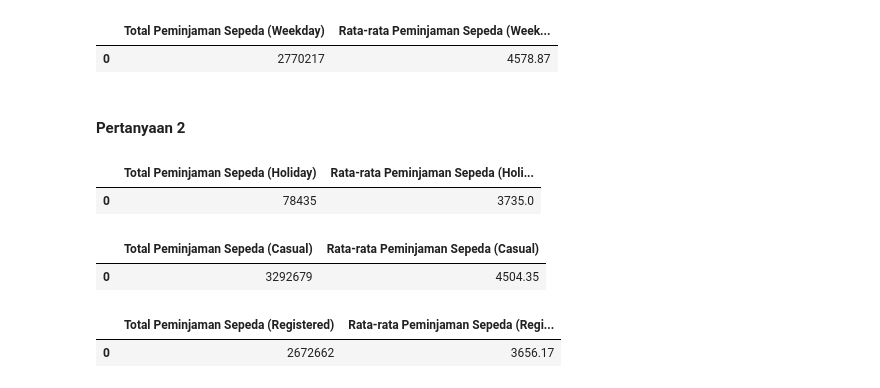
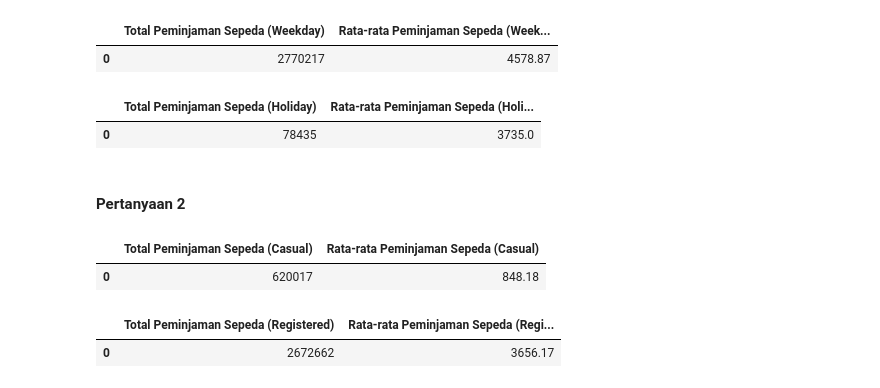
Before and after one commit to AdidyaAbimanyu/submission, a Jupyter notebook: notebook.ipynb, the cells around one changed output. Saved outputs shown, nothing was run; the diff lists cells and outputs as text; code cells hidden in the pictures.

```diff
--- a/notebook.ipynb
+++ b/notebook.ipynb
@@ -208,38 +208,38 @@ result
 # %% [output]
 |  | Total Peminjaman Sepeda (Weekday) | Rata-rata Peminjaman Sepeda (Week... |
 | 0 | 2770217 | 4578.87 |
+# %%
+filter_holiday = day_df[(day_df['weekday'] >= 1) & (day_df['weekday'] <= 6) & (day_df['holiday'] == 1)]
+
+total_sales_holiday = filter_holiday['cnt'].sum()
+
+average_sales_holiday = filter_holiday['cnt'].mean()
+
+result = pd.DataFrame({
+    'Total Peminjaman Sepeda (Holiday)': [total_sales_holiday],
+    'Rata-rata Peminjaman Sepeda (Holiday)': [round(average_sales_holiday, 2)]
+})
+
+result
+# %% [output]
+|  | Total Peminjaman Sepeda (Holiday) | Rata-rata Peminjaman Sepeda (Holi... |
+| 0 | 78435 | 3735.0 |
 # %% [markdown]
 #### Pertanyaan 2
 # %%
-filter_holiday = day_df[(day_df['weekday'] >= 1) & (day_df['weekday'] <= 6) & (day_df['holiday'] == 1)]
+total_sales_casual = day_df['casual'].sum()
 
-total_sales_holiday = filter_holiday['cnt'].sum()
-
-average_sales_holiday = filter_holiday['cnt'].mean()
+average_sales_casual = day_df['casual'].mean()
 
 result = pd.DataFrame({
-    'Total Peminjaman Sepeda (Holiday)': [total_sales_holiday],
-    'Rata-rata Peminjaman Sepeda (Holiday)': [round(average_sales_holiday, 2)]
+    'Total Peminjaman Sepeda (Casual)': [total_sales_casual],
+    'Rata-rata Peminjaman Sepeda (Casual)': [round(average_sales_casual, 2)]
 })
 
 result
 # %% [output]
-|  | Total Peminjaman Sepeda (Holiday) | Rata-rata Peminjaman Sepeda (Holi... |
-| 0 | 78435 | 3735.0 |
+|  | Total Peminjaman Sepeda (Casual) | Rata-rata Peminjaman Sepeda (Casual) |
+| 0 | 620017 | 848.18 |
-# %%
-total_sales_casual = day_df['cnt'].sum()
-
-average_sales_casual = day_df['cnt'].mean()
-
-result = pd.DataFrame({
-    'Total Peminjaman Sepeda (Casual)': [total_sales_casual],
-    'Rata-rata Peminjaman Sepeda (Casual)': [round(average_sales_casual, 2)]
-})
-
-result
-# %% [output]
-|  | Total Peminjaman Sepeda (Casual) | Rata-rata Peminjaman Sepeda (Casual) |
-| 0 | 3292679 | 4504.35 |
 # %%
 total_sales_registered = day_df['registered'].sum()
 
```
Also changed, not shown: parts of 2 cells of this notebook, 1 other file.
